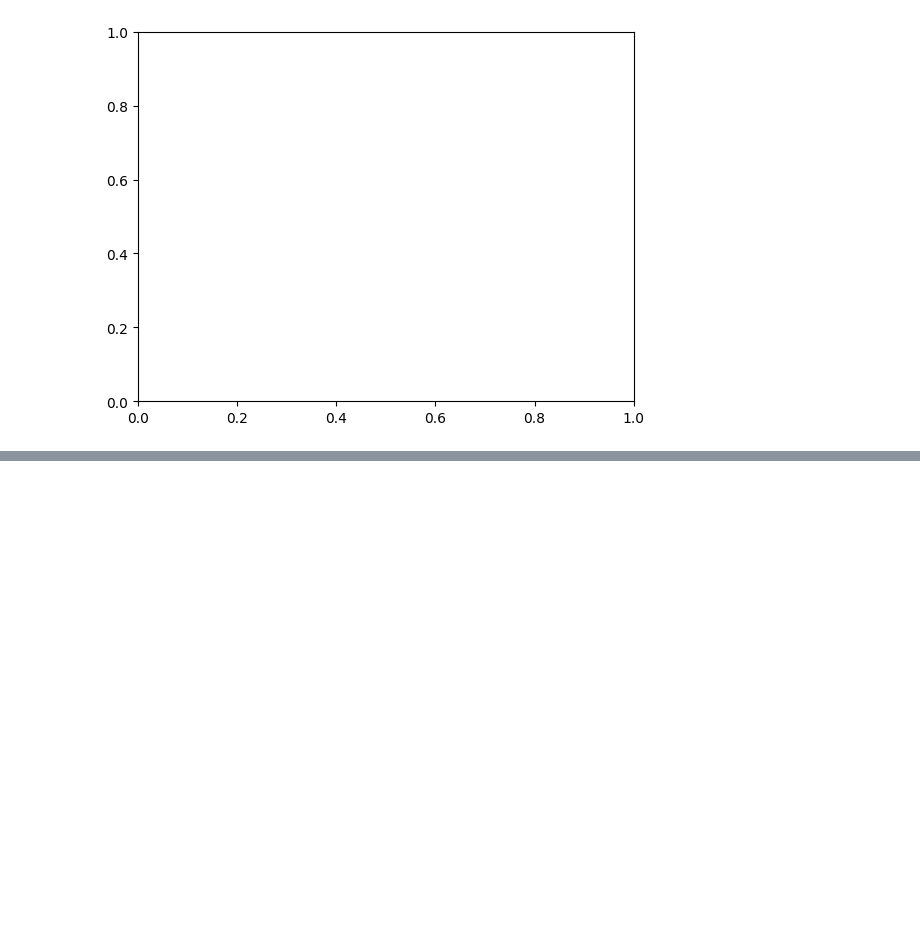
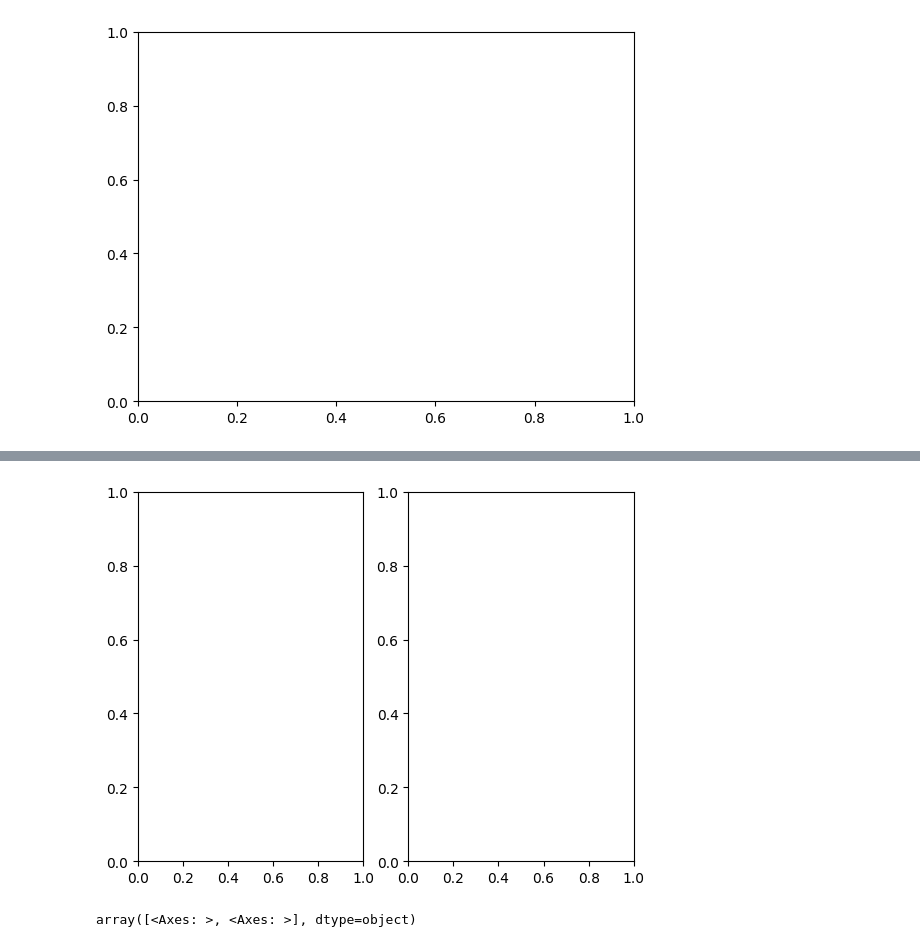
Before and after one commit to ludiemert/Data_Visualization_Matplotlib, a Jupyter notebook: Matplotlib.ipynb, the cells around one changed output, grey strips where cells are left out. Drawn from its saved outputs; the diff is of its cells as text; code cells hidden in the pictures; blank space fills up the shorter version.

```diff
--- a/Matplotlib.ipynb
+++ b/Matplotlib.ipynb
@@ -169,0 +170,10 @@ Text(0.5, 1.0, 'Titulo Subplot')
+# %%
+# criar uma lista com 2 elementos
+fig, ax = plt.subplots(nrows=1, ncols=2)  # 1 linha e 2 colunas
+# %% [output]
+[figure, added]
+# %%
+# ver nosso eixo, agora ele eh uma lista com esses 2 elementos
+ax
+# %% [output]
+array([<Axes: >, <Axes: >], dtype=object)
```
Also changed, not shown: parts of 2 cells of this notebook, 1 other file.
